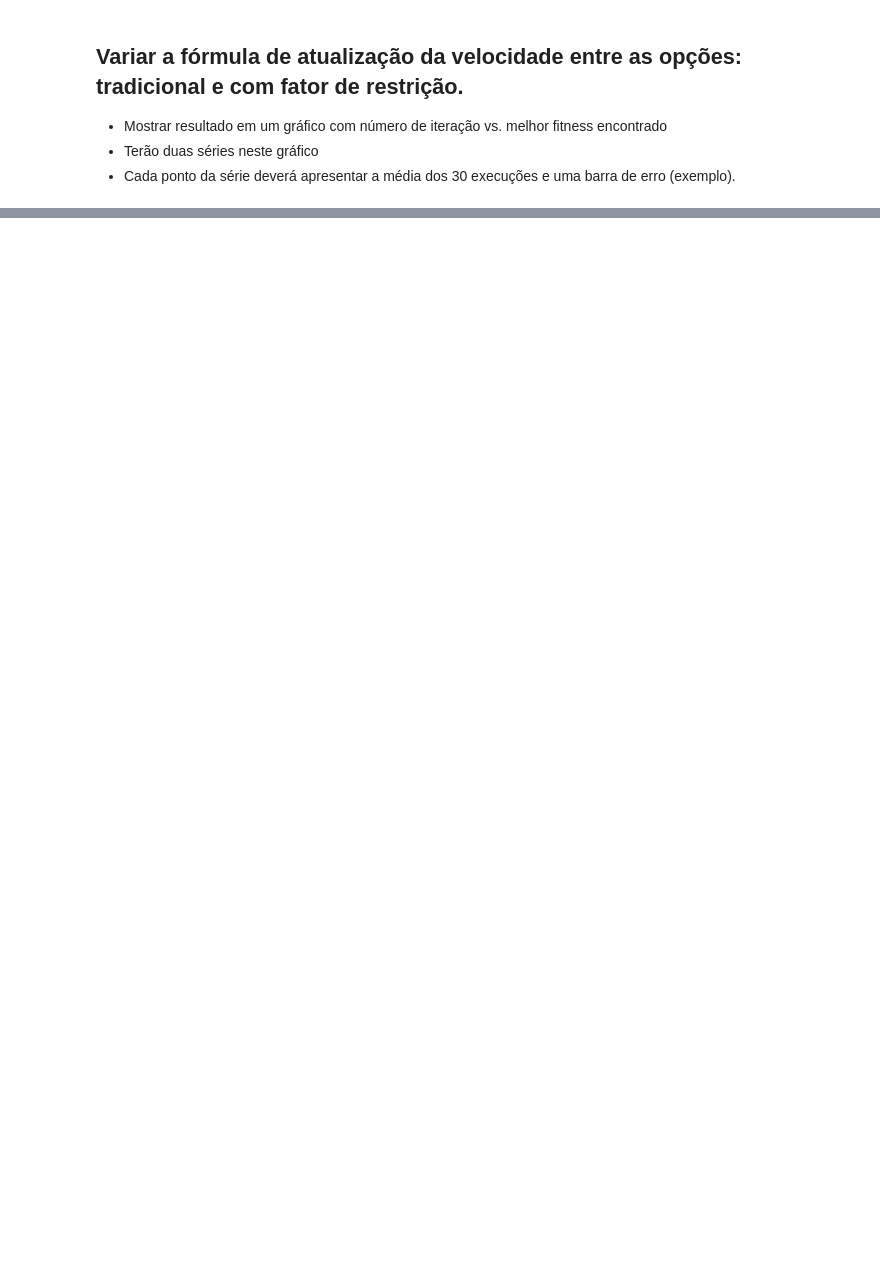
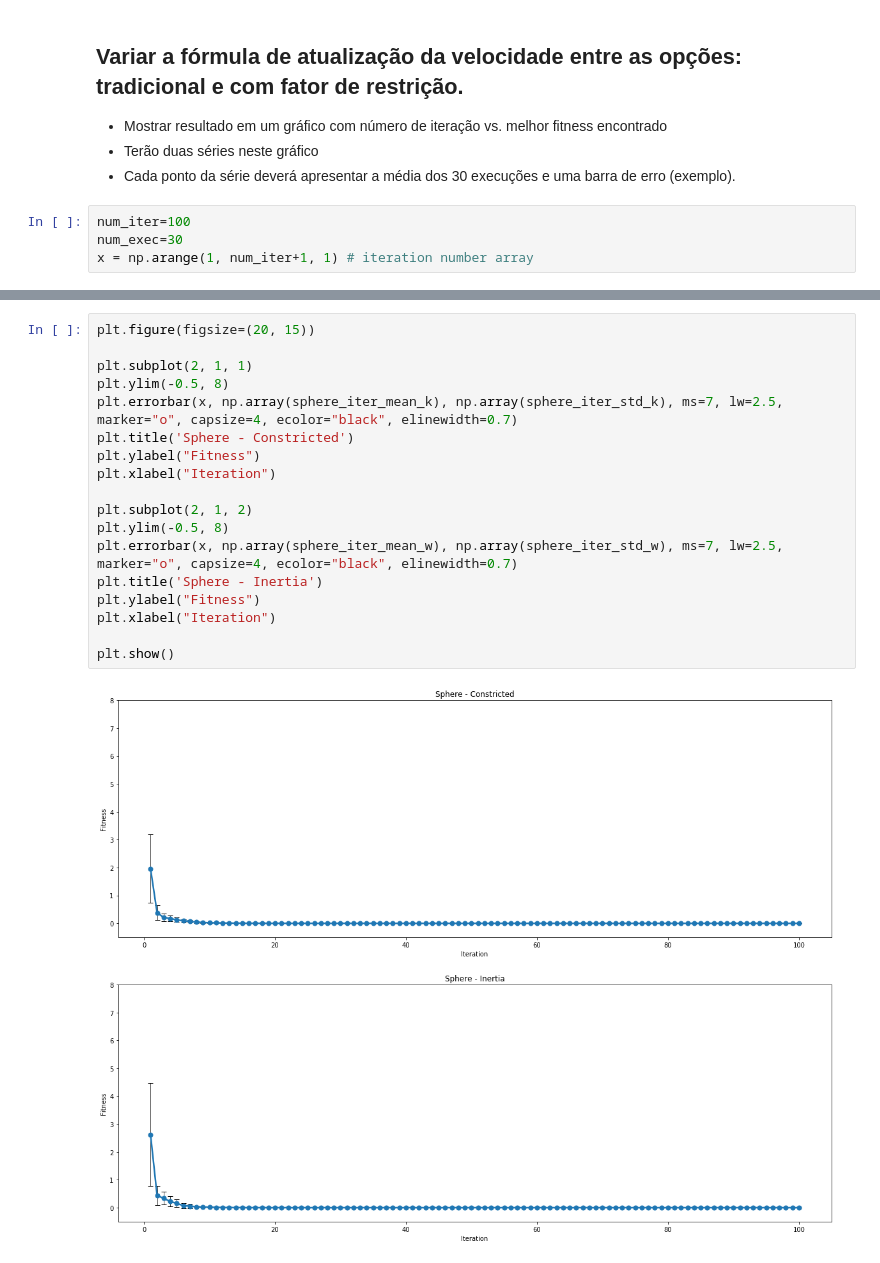
Before and after one commit to anthonyjatoba/bioinspired-optimization, a Jupyter notebook: PSO.ipynb, the cells around one changed output, grey strips where cells are left out. Drawn from its saved outputs; the diff is of its cells as text; blank space fills up the shorter version.

```diff
--- a/PSO.ipynb
+++ b/PSO.ipynb
@@ -396,3 +396,7 @@ plt.show()
 * Mostrar resultado em um gráfico com número de iteração vs. melhor fitness encontrado
 * Terão duas séries neste gráfico
 * Cada ponto da série deverá apresentar a média dos 30 execuções e uma barra de erro (exemplo).
+# %%
+num_iter=100
+num_exec=30
+x = np.arange(1, num_iter+1, 1) # iteration number array
@@ -398,0 +444,20 @@ plt.show()
+# %%
+plt.figure(figsize=(20, 15))
+
+plt.subplot(2, 1, 1)
+plt.ylim(-0.5, 8)
+plt.errorbar(x, np.array(sphere_iter_mean_k), np.array(sphere_iter_std_k), ms=7, lw=2.5, marker="o", capsize=4, ecolor="black", elinewidth=0.7)
+plt.title('Sphere - Constricted')
+plt.ylabel("Fitness")
+plt.xlabel("Iteration")
+
+plt.subplot(2, 1, 2)
+plt.ylim(-0.5, 8)
+plt.errorbar(x, np.array(sphere_iter_mean_w), np.array(sphere_iter_std_w), ms=7, lw=2.5, marker="o", capsize=4, ecolor="black", elinewidth=0.7)
+plt.title('Sphere - Inertia')
+plt.ylabel("Fitness")
+plt.xlabel("Iteration")
+
+plt.show()
+# %% [output]
+[figure, added]
```
Also changed, not shown: parts of 14 cells of this notebook, 1 other file.
